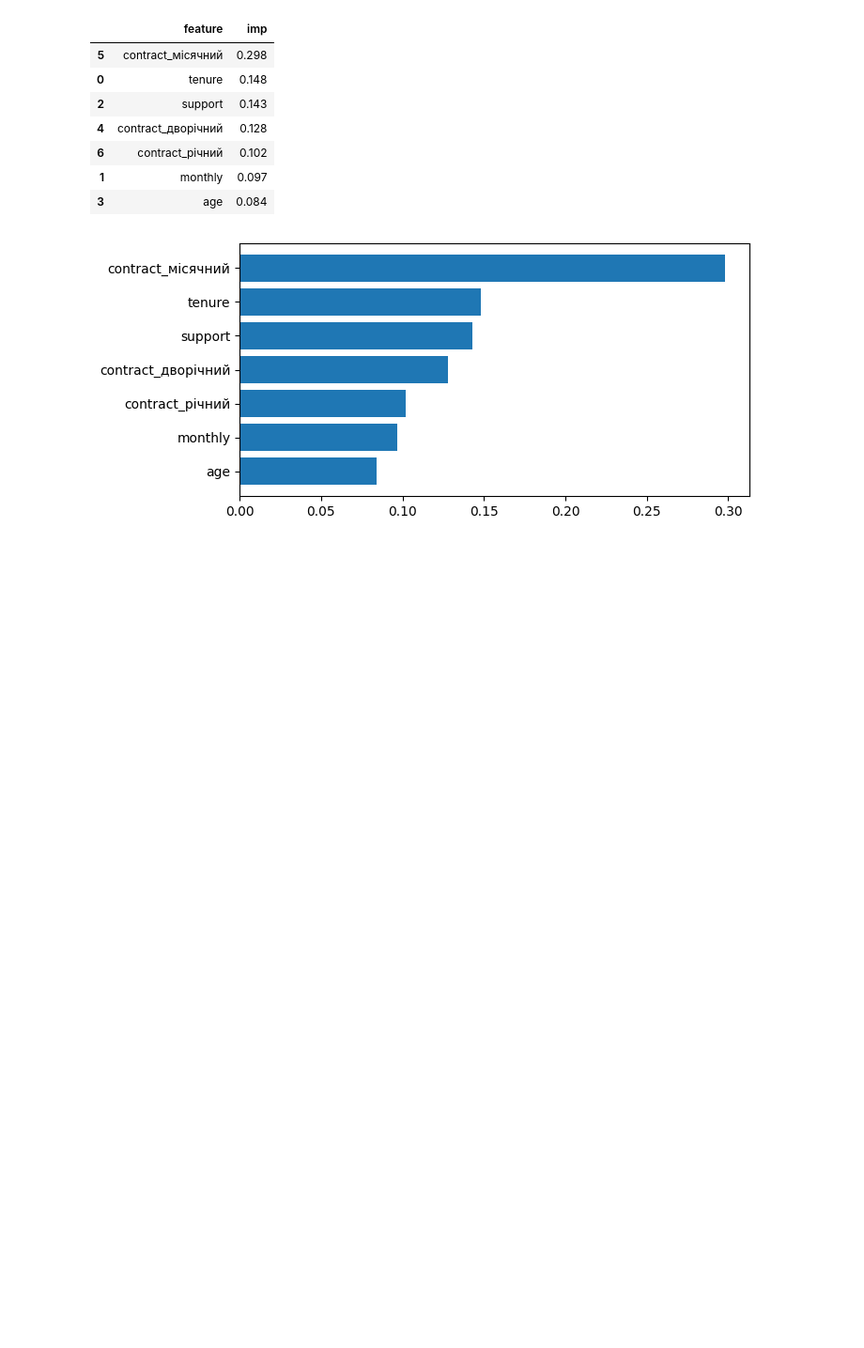
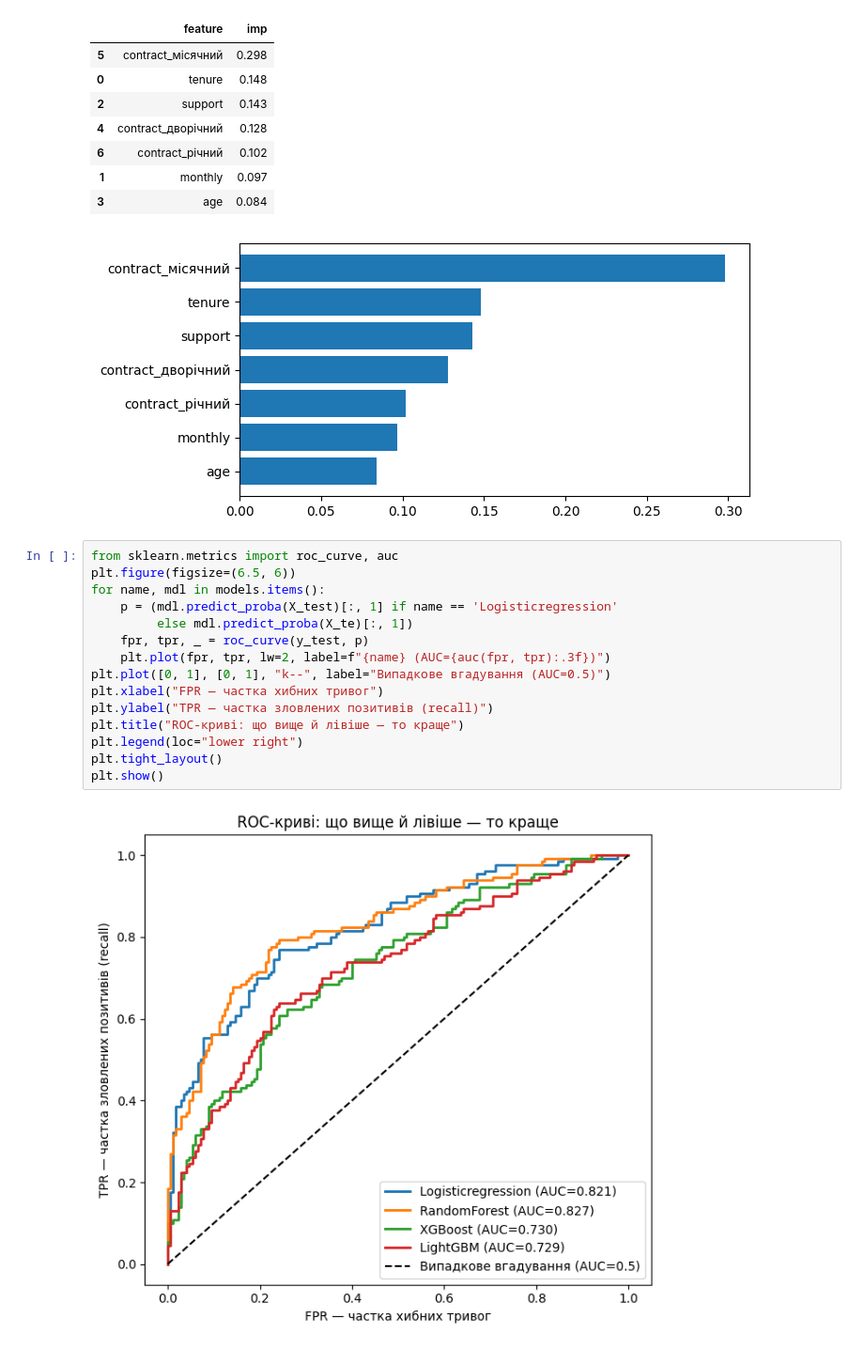
Before and after one commit to NadiiaIvashchuk/DTA_2026, a Jupyter notebook: ML/XGBoost_LightGBM.ipynb, the cells around one changed output. Shown at 94% size. Saved outputs shown, nothing was run; the diff lists cells and outputs as text; blank space fills up the shorter version.

```diff
--- a/ML/XGBoost_LightGBM.ipynb
+++ b/ML/XGBoost_LightGBM.ipynb
@@ -179,3 +179,20 @@ imp
 | 1 | monthly | 0.097 |
 | 3 | age | 0.084 |
 [figure]
+# %%
+from sklearn.metrics import roc_curve, auc
+plt.figure(figsize=(6.5, 6))
+for name, mdl in models.items():
+    p = (mdl.predict_proba(X_test)[:, 1] if name == 'Logisticregression'
+         else mdl.predict_proba(X_te)[:, 1])
+    fpr, tpr, _ = roc_curve(y_test, p)
+    plt.plot(fpr, tpr, lw=2, label=f"{name} (AUC={auc(fpr, tpr):.3f})")
+plt.plot([0, 1], [0, 1], "k--", label="Випадкове вгадування (AUC=0.5)")
+plt.xlabel("FPR — частка хибних тривог")
+plt.ylabel("TPR — частка зловлених позитивів (recall)")
+plt.title("ROC-криві: що вище й лівіше — то краще")
+plt.legend(loc="lower right")
+plt.tight_layout()
+plt.show()
+# %% [output]
+[figure, added]
```
